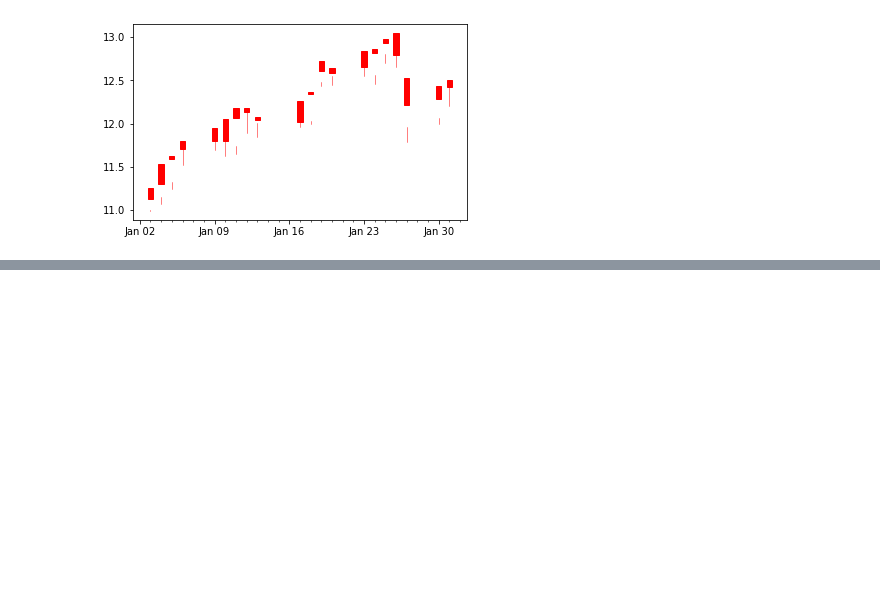
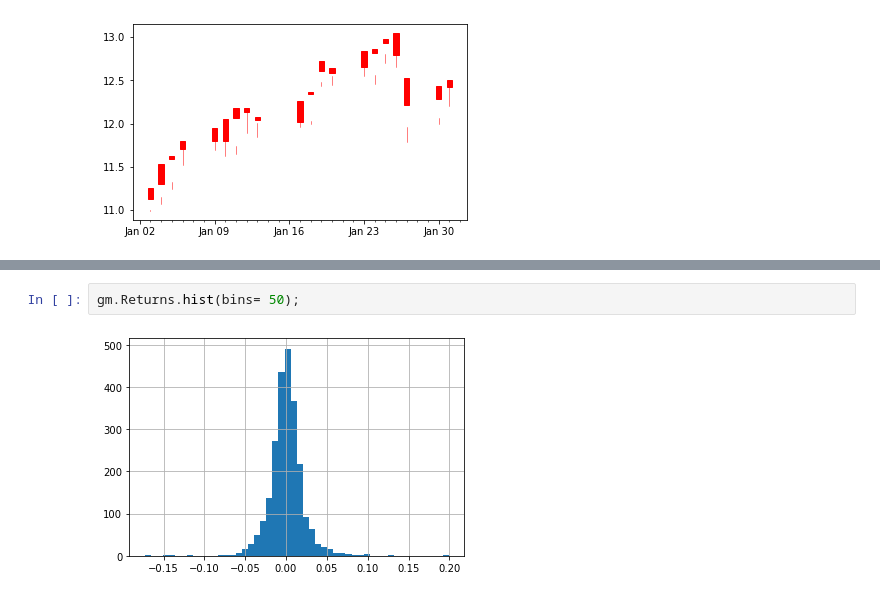
Before and after one commit to jfclaudien/financial-analysis-with-python, a Jupyter notebook: stock market analysis.ipynb, the cells around one changed output, grey strips where cells are left out. Cells and saved outputs as stored; diff of their text form; blank space fills up the shorter version.

```diff
--- a/stock market analysis.ipynb
+++ b/stock market analysis.ipynb
@@ -273,0 +331,4 @@ candlestick_ohlc(ax, ford_val, width= 0.5, colorup= 'g', colordown= 'r');
+# %%
+gm.Returns.hist(bins= 50);
+# %% [output]
+[figure, added]
```
Also changed, not shown: parts of 23 cells of this notebook.
